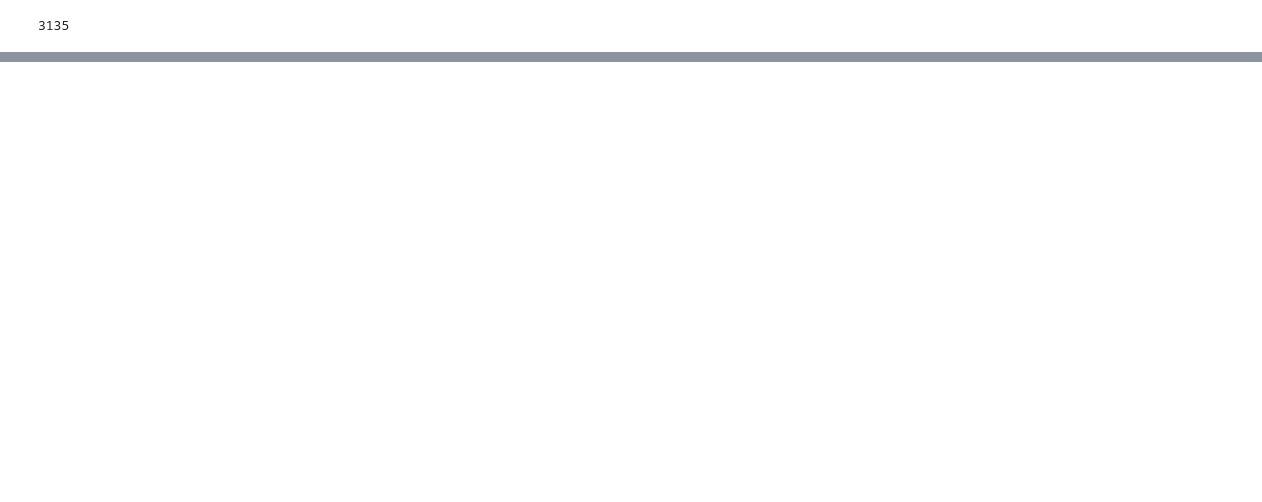
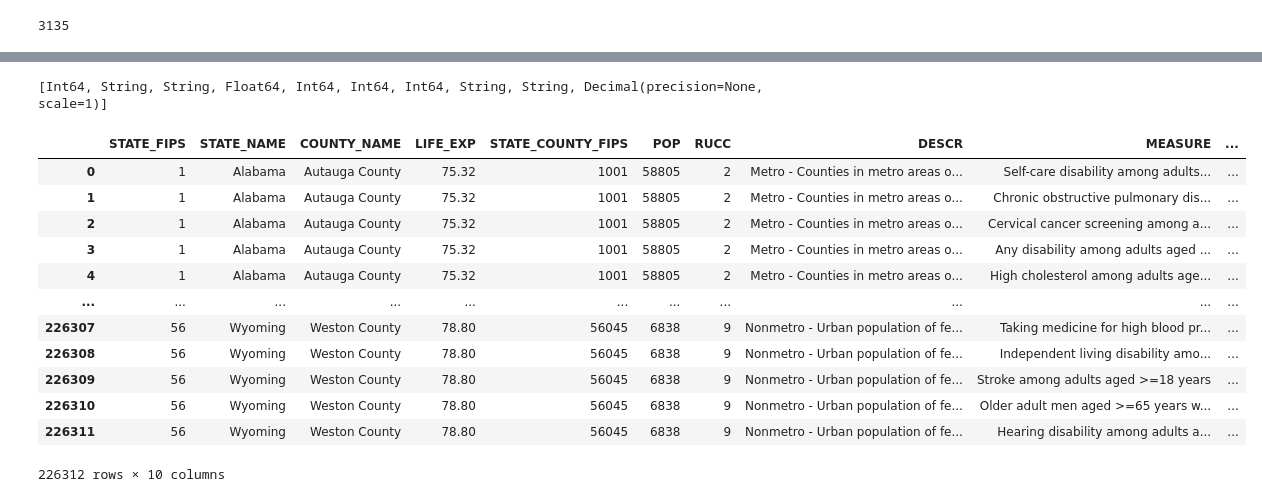
Before and after one commit to alex-m159/CS526-project, a Jupyter notebook: web/src/amari/RUCCdata.ipynb, the cells around one changed output, grey strips where cells are left out. Drawn from its saved outputs; the diff is of its cells as text; code cells hidden in the pictures; blank space fills up the shorter version.

Commit message:
Adding updated README, updated DB schema file, and Jupyter notebooks

```diff
--- a/web/src/amari/RUCCdata.ipynb
+++ b/web/src/amari/RUCCdata.ipynb
@@ -97,0 +150,3 @@ shape: (50, 2)
+# %%
+rucc_result = client.query(""" SELECT * FROM cps_00004.rural_urban_codes """)
+rucc_df = pl.from_dicts(rucc_result.named_results(), infer_schema_length=400).rename({'FIPS': 'STATE_COUNTY_FIPS'})
@@ -97,0 +175,6 @@ shape: (50, 2)
+# %%
+rucc_le_fips = le_with_fips.join(rucc_df, on='STATE_COUNTY_FIPS')\
+.select('STATE_FIPS', 'STATE_NAME', 'COUNTY_NAME', 'LIFE_EXP', 'STATE_COUNTY_FIPS', 'POP', 'RUCC', 'DESCR')
+# %%
+places_result = client.query("""SELECT COUNTY_FIPS, MEASURE, DATA_VALUE FROM cps_00004.places_county""")
+places_df = pl.from_dicts(places_result.named_results(), infer_schema_length=400).rename({'COUNTY_FIPS': 'STATE_COUNTY_FIPS'})
@@ -97,0 +203,2 @@ shape: (50, 2)
+# %%
+triple_df = rucc_le_fips.join(places_df, on='STATE_COUNTY_FIPS', how='inner').sort(['STATE_NAME', 'COUNTY_NAME'])
@@ -97,0 +227,21 @@ shape: (50, 2)
+# %%
+print(triple_df.dtypes)
+pandas_df = triple_df.to_pandas()
+pandas_df['DATA_VALUE'] = pandas_df['DATA_VALUE'].astype('Float64')
+pandas_df.to_csv('statecountyrucchealthmetrics.csv', index=False)
+pandas_df
+# %% [output]
+[Int64, String, String, Float64, Int64, Int64, Int64, String, String, Decimal(precision=None, scale=1)]
+|  | STATE_FIPS | STATE_NAME | COUNTY_NAME | LIFE_EXP | STATE_COUNTY_FIPS | POP | RUCC | DESCR | MEASURE | ... |
+| 0 | 1 | Alabama | Autauga County | 75.32 | 1001 | 58805 | 2 | Metro - Counties in metro areas o... | Self-care disability among adults... | ... |
+| 1 | 1 | Alabama | Autauga County | 75.32 | 1001 | 58805 | 2 | Metro - Counties in metro areas o... | Chronic obstructive pulmonary dis... | ... |
+| 2 | 1 | Alabama | Autauga County | 75.32 | 1001 | 58805 | 2 | Metro - Counties in metro areas o... | Cervical cancer screening among a... | ... |
+| 3 | 1 | Alabama | Autauga County | 75.32 | 1001 | 58805 | 2 | Metro - Counties in metro areas o... | Any disability among adults aged ... | ... |
+| 4 | 1 | Alabama | Autauga County | 75.32 | 1001 | 58805 | 2 | Metro - Counties in metro areas o... | High cholesterol among adults age... | ... |
+| ... | ... | ... | ... | ... | ... | ... | ... | ... | ... | ... |
+| 226307 | 56 | Wyoming | Weston County | 78.80 | 56045 | 6838 | 9 | Nonmetro - Urban population of fe... | Taking medicine for high blood pr... | ... |
+| 226308 | 56 | Wyoming | Weston County | 78.80 | 56045 | 6838 | 9 | Nonmetro - Urban population of fe... | Independent living disability amo... | ... |
+| 226309 | 56 | Wyoming | Weston County | 78.80 | 56045 | 6838 | 9 | Nonmetro - Urban population of fe... | Stroke among adults aged >=18 years | ... |
+| 226310 | 56 | Wyoming | Weston County | 78.80 | 56045 | 6838 | 9 | Nonmetro - Urban population of fe... | Older adult men aged >=65 years w... | ... |
+| 226311 | 56 | Wyoming | Weston County | 78.80 | 56045 | 6838 | 9 | Nonmetro - Urban population of fe... | Hearing disability among adults a... | ... |
+226312 rows × 10 columns
```
Also changed, not shown: parts of 16 cells of this notebook, 11 other files.
